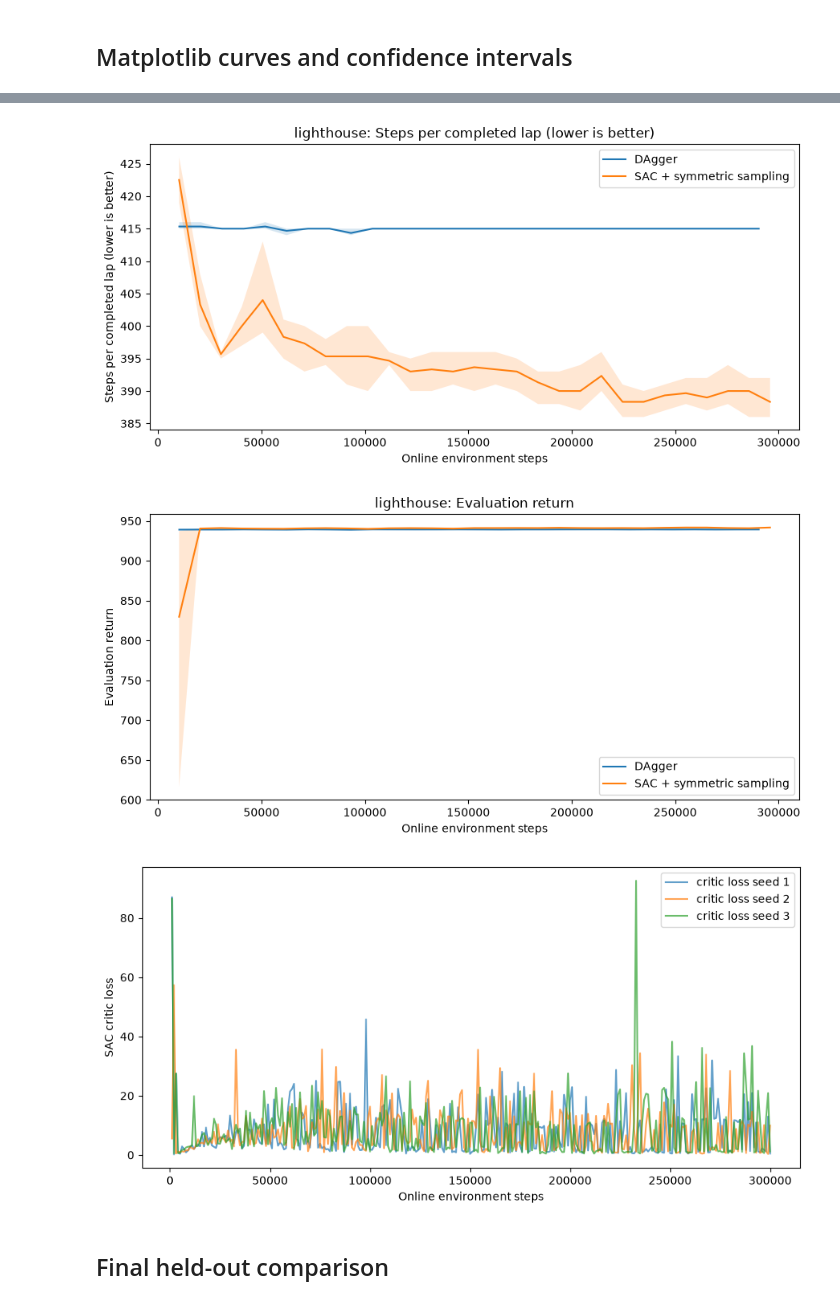
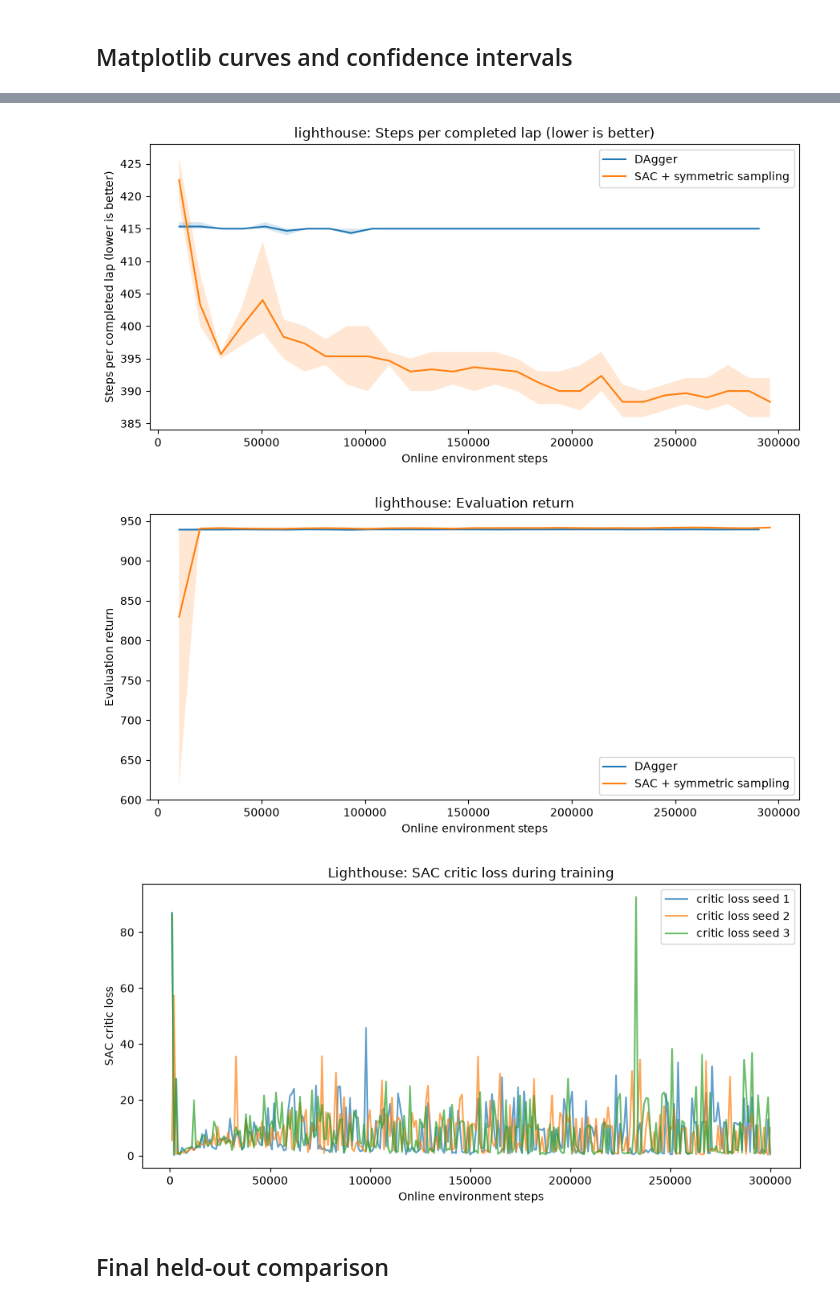
Before and after one commit to ali-kanbar/SuperTuxKart_SAC_Vs_DAgger, a Jupyter notebook: SuperTuxKart.ipynb, the cells around one changed output, grey strips where cells are left out. Drawn from its saved outputs; the diff is of its cells as text; code cells hidden in the pictures.

```diff
--- a/SuperTuxKart.ipynb
+++ b/SuperTuxKart.ipynb
@@ -738,34 +738,35 @@ def plot_learning(settings):
             steps = [np.mean([v[0] for v in curves[i]]) for i in ix]
             bounds = np.asarray([bootstrap_mean_ci([v[1] for v in curves[i]]) for i in ix])
             plt.plot(steps, bounds[:, 0], label=label)
             plt.fill_between(steps, bounds[:, 1], bounds[:, 2], alpha=0.18)
         plt.xlabel("Online environment steps")
         plt.ylabel(ylabel)
         plt.title(f"{settings.track}: {ylabel}")
         plt.legend()
         plt.tight_layout()
         plt.savefig(ROOT / filename, dpi=150)
         plt.show()
     plt.figure(figsize=(9, 4.5))
     for seed in settings.seeds:
         path = ROOT / f"balanced_sac_seed{seed}" / "updates.csv"
         if path.exists():
             rows = load_rows(path)
             plt.plot([float(r["step"]) for r in rows], [float(r["critic_loss"]) for r in rows],
                      alpha=0.7, label=f"critic loss seed {seed}")
     plt.xlabel("Online environment steps")
     plt.ylabel("SAC critic loss")
+    plt.title("Lighthouse: SAC critic loss during training")
     plt.legend()
     plt.tight_layout()
     plt.savefig(ROOT / "sac_critic_loss.png", dpi=150)
     plt.show()
 
 plot_learning(cfg)
 # %% [output]
 [figure]
 [figure]
 [figure]
-[figure, old version]
+[figure, new version]
 # %% [markdown]
 ## Final held-out comparison
 # %%
```
Also changed, not shown: parts of 3 cells of this notebook, 3 other files.
